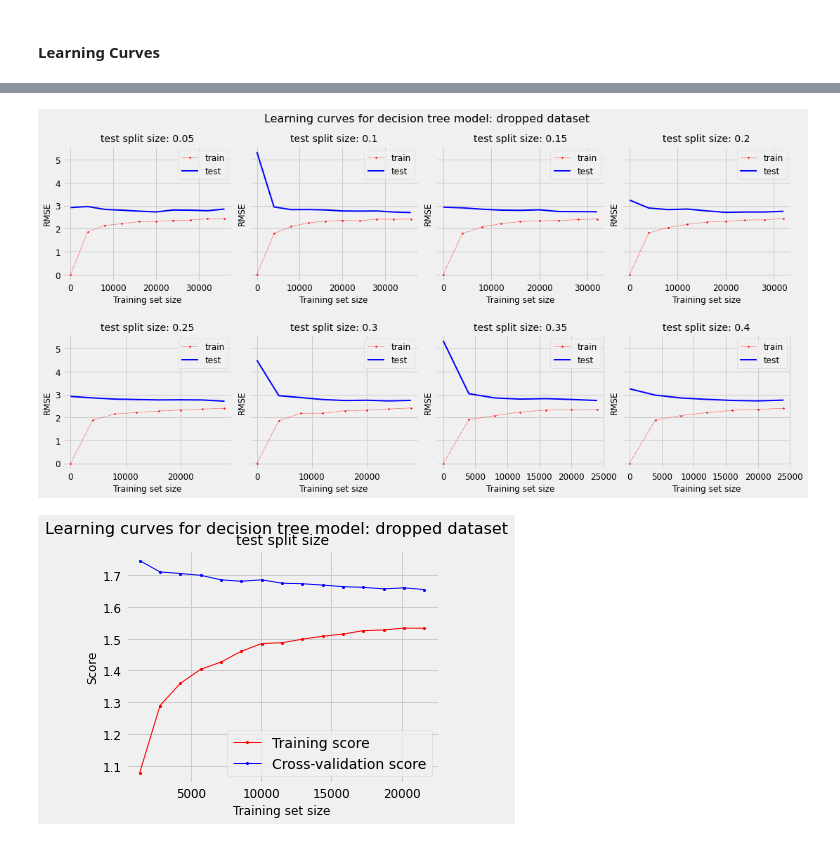
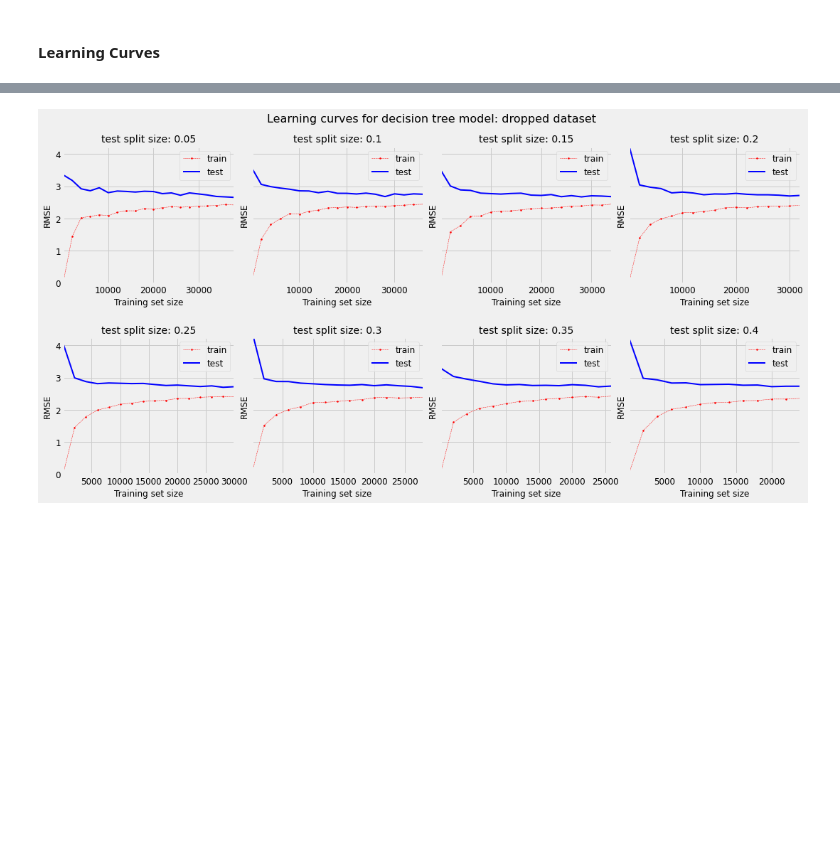
Before and after one commit to alarsen123/music-genre-classification, a Jupyter notebook: MLP3/modeling.ipynb, the cells around one changed output, grey strips where cells are left out. Saved outputs shown, nothing was run; the diff lists cells and outputs as text; code cells hidden in the pictures; blank space fills up the shorter version.

```diff
--- a/MLP3/modeling.ipynb
+++ b/MLP3/modeling.ipynb
@@ -423,20 +431,19 @@ best filled parameters:
 --max_depth--
  [10]
 # %%
-tree_audio = DecisionTreeClassifier(
-    criterion=best_tree_audio['param_tree__criterion'].values[0],
-    max_depth=best_tree_audio['param_tree__max_depth'].values[0]).fit(X_audio_train, y_audio_train)
+tree_audio = tree_pipe
+tree_audio.set_params(**best_tree_audio.params.values[0])
+tree_audio.fit(X_audio_train, y_audio_train)
+y_pred_tree_audio = tree_audio.predict(X_audio_test)
 
-tree_dropped = DecisionTreeClassifier(
-    criterion=best_tree_dropped['param_tree__criterion'].values[0],
-    max_depth=best_tree_dropped['param_tree__max_depth'].values[0]).fit(X_dropped_train, y_dropped_train)
+tree_dropped = tree_pipe
+tree_dropped.set_params(**best_tree_dropped.params.values[0])
+tree_dropped.fit(X_dropped_train, y_dropped_train)
+y_pred_tree_dropped = tree_dropped.predict(X_dropped_test)
 
-tree_filled = DecisionTreeClassifier(
-    criterion=best_tree_filled['param_tree__criterion'].values[0],
-    max_depth=best_tree_filled['param_tree__max_depth'].values[0]).fit(X_filled_train, y_filled_train)
-
-y_pred_audio = tree_audio.predict(X_audio_test)
-y_pred_dropped = tree_dropped.predict(X_dropped_test)
-y_pred_filled = tree_filled.predict(X_filled_test)
+tree_filled = tree_pipe
+tree_filled.set_params(**best_tree_filled.params.values[0])
+tree_filled.fit(X_filled_train, y_filled_train)
+y_pred_tree_filled = tree_filled.predict(X_filled_test)
 # %%
 tree_result_metrics_audio = pd.DataFrame(classification_report(
@@ -808,6 +937,6 @@ plot_learning_curve(knn_audio, X_audio, y_audio_nums,'Learning curves for kNN mo
 # %%
 plot_learning_curves(knn_dropped, X_dropped, y_dropped_nums,
-                     'Learning curves for kNN model: dropped dataset', plot_name='knn_dropped', start_size=best_knn_dropped['param_knn__n_neighbors'].values[0]*2, scale=3000)
+                     'Learning curves for kNN model: dropped dataset', plot_name='knn_dropped', start_size=best_knn_dropped['param_knn__n_neighbors'].values[0] * 2, scale=2000)
 
-plot_learning_curve(knn_dropped, X_dropped, y_dropped_nums,'Learning curves for kNN model: dropped dataset', plot_name='knn_dropped')
+# plot_learning_curve(knn_dropped, X_dropped, y_dropped_nums,'Learning curves for kNN model: dropped dataset', plot_name='knn_dropped')
 # %% [output]
@@ -816,6 +944,7 @@ plot_learning_curve(knn_dropped, X_dropped, y_dropped_nums,'Learning curves for
 # %%
-plot_learning_curves(knn_dropped, X_dropped, y_dropped_nums,'Learning curves for kNN model: dropped dataset', plot_name='knn_dropped', start_size=best_knn_dropped['param_knn__n_neighbors'].values[0]*2, scale=4000)
+plot_learning_curves(knn_filled, X_filled, y_filled_nums, 'Learning curves for kNN model: filled dataset',
+                     plot_name='knn_filled', start_size=best_knn_filled['param_knn__n_neighbors'].values[0] * 2, scale=2000)
 
-plot_learning_curve(knn_filled, X_filled, y_filled_nums,
-                     'Learning curves for kNN model: filled dataset', plot_name='knn_filled')
+# plot_learning_curve(knn_filled, X_filled, y_filled_nums,
+#                      'Learning curves for kNN model: filled dataset', plot_name='knn_filled')
 # %% [output]
@@ -833,6 +960,6 @@ plot_learning_curves(logreg_audio, X_audio, y_audio_nums,
 # %%
 plot_learning_curves(logreg_dropped, X_dropped, y_dropped_nums,
-                     'Learning curves for logistic regression model: dropped dataset', plot_name = 'logreg_dropped',scale=3000)
+                     'Learning curves for logistic regression model: dropped dataset', plot_name='logreg_dropped', scale=2000, start_size = 200)
 
 # plot_learning_curve(logreg_dropped, X_dropped, y_dropped_nums,
 #                      'Learning curves for logistic regression model: dropped dataset', plot_name='logreg_dropped')
@@ -877,11 +984,10 @@ plot_learning_curves(tree_audio, X_audio, y_audio_nums,
 # %%
 plot_learning_curves(tree_dropped, X_dropped, y_dropped_nums,
-                     'Learning curves for decision tree model: dropped dataset', plot_name='tree_dropped', scale=4000)
+                     'Learning curves for decision tree model: dropped dataset', plot_name='tree_dropped', scale=2000)
 
 # plot_learning_curve(tree_dropped, X_dropped, y_dropped_nums,
 #                      'Learning curves for decision tree model: dropped dataset', plot_name='tree_dropped')
 # %% [output]
-[figure, old version]
+[figure, new version]
-[figure, removed]
 # %%
 plot_learning_curves(tree_filled, X_filled, y_filled_nums,
```
Also changed, not shown: parts of 78 cells of this notebook, 30 other files.
